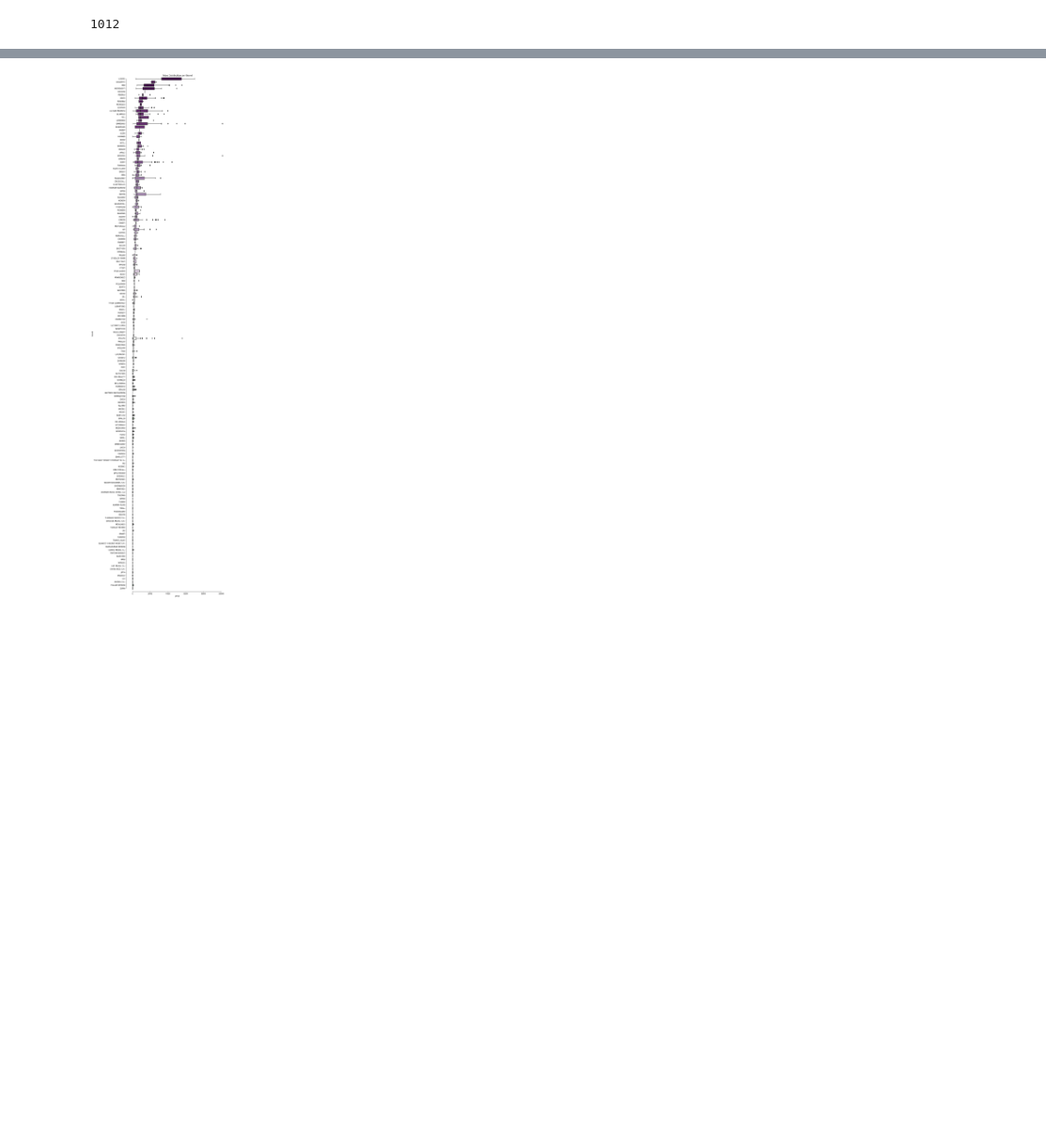
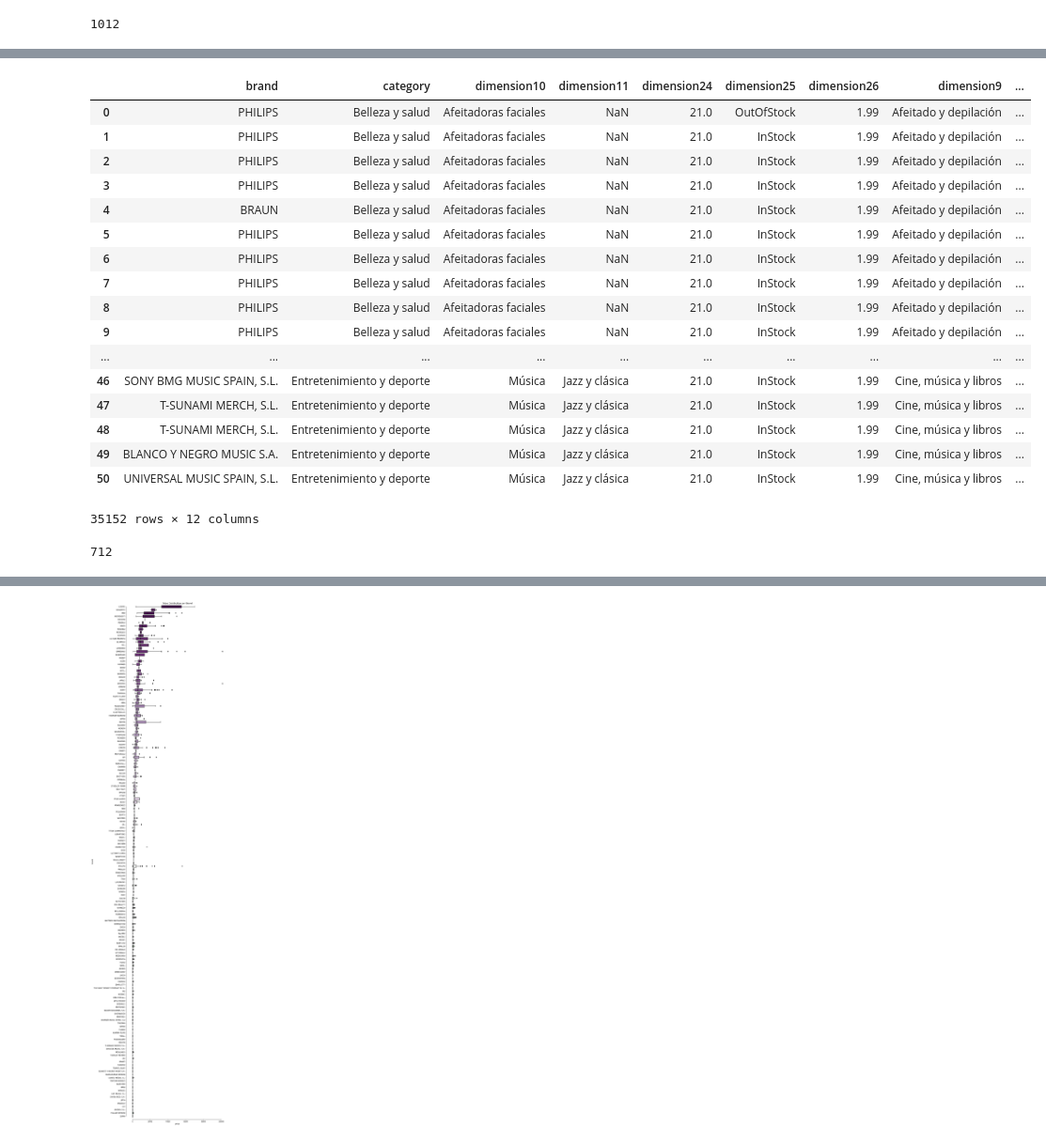
Before and after one commit to lisardogayan/Webscrapping, a Jupyter notebook: Test_Webscrapping.ipynb, the cells around one changed output, grey strips where cells are left out. Shown at 94% size. Saved outputs shown, nothing was run; the diff lists cells and outputs as text; code cells hidden in the pictures; blank space fills up the shorter version.

Commit message:
Update with all prices
Mediamarkt prices on 20190409

Co-Authored-By: lisardogayan <lisardogayan@users.noreply.github.com>
Co-Authored-By: jlmelo <jlmelo@users.noreply.github.com>

```diff
--- a/Test_Webscrapping.ipynb
+++ b/Test_Webscrapping.ipynb
@@ -60,17 +61,21 @@ len(pagelinks)
 # %%
+# Referencia del código:
+# https://github.com/Brinkhuis/Mediamarkt/blob/master/code/mediamarkt.py
 def npages(mysoup):
     pagination = list()
     npages = 0
     for page_number in mysoup.find_all('div', {'class': 'pagination-wrapper cf'}):
         pagination.append(page_number.find_all('a'))
         npages = int(str(pagination[0]).split(', ')[-2].strip('</a>').split('>')[-1])
-        print (npages)
+        # Para debug, se imprime el número de páginas.
+        print ("Número de páginas: %d" % npages)
     return npages
 
 
 def get_data(URL, output_file = None):
+    # Para debug, se imprime la URL que se está escaneando
+    print("Scraping: %s" % URL)
     item_list = list()
-    #npages = npages(BeautifulSoup(requests.get(URL).text, 'html.parser')
     for page in tqdm(range(1, npages(BeautifulSoup(requests.get(URL).text, 'html.parser')) + 1)):
         soup = BeautifulSoup(requests.get(URL + '?page=' + str(page)).text, 'html.parser')
         all_scripts = soup.find_all('script')
@@ -79,10 +84,10 @@ def get_data(URL, output_file = None):
                 item_list.append(ast.literal_eval(script.text.split(' = ')[1].strip(';')))
 
     productinfo = pd.DataFrame()
+    if (len(item_list)>0):
+        productinfo = pd.DataFrame(item_list)
+        productinfo['price'] = pd.to_numeric(productinfo['price'], errors='coerce')
 
-    productinfo = pd.DataFrame(item_list)
-
-    #productinfo['price'] = pd.to_numeric(productinfo['price'], errors='coerce')
 
     #productinfo.to_csv(output_file, index=False)
 
@@ -125,10 +130,15 @@ viz = './plots/price_distribution_brand.png'
 # Limito a los 10 primeras líneas
 products = pd.DataFrame()
 total_products = pd.DataFrame()
-for link in pagelinks[2:100]:
+k=0
+#for link in pagelinks[1:10]:
+for link in pagelinks:
+    k += 1
+    #print("Escaneando pagina %d de %d" % (k, len(pagelinks[1:10])))
+    print("Escaneando pagina %d de %d" % (k, len(pagelinks)))
     products = get_data(link, dat)
     time.sleep(2)
     total_products = total_products.append(products)
 
-print("Done")
+print("Done. The prices have been scrapped.")
 # %% [output]
@@ -149,4 +178,27 @@ print("Done")
 #if __name__ == "__main__":
 #    main()
 # %%
-total_products.to_csv(dat)
+total_products
+# %% [output]
+|  | brand | category | dimension10 | dimension11 | dimension24 | dimension25 | dimension26 | dimension9 | ... |
+| 0 | PHILIPS | Belleza y salud | Afeitadoras faciales | NaN | 21.0 | OutOfStock | 1.99 | Afeitado y depilación | ... |
+| 1 | PHILIPS | Belleza y salud | Afeitadoras faciales | NaN | 21.0 | InStock | 1.99 | Afeitado y depilación | ... |
+| 2 | PHILIPS | Belleza y salud | Afeitadoras faciales | NaN | 21.0 | InStock | 1.99 | Afeitado y depilación | ... |
+| 3 | PHILIPS | Belleza y salud | Afeitadoras faciales | NaN | 21.0 | InStock | 1.99 | Afeitado y depilación | ... |
+| 4 | BRAUN | Belleza y salud | Afeitadoras faciales | NaN | 21.0 | InStock | 1.99 | Afeitado y depilación | ... |
+| 5 | PHILIPS | Belleza y salud | Afeitadoras faciales | NaN | 21.0 | InStock | 1.99 | Afeitado y depilación | ... |
+| 6 | PHILIPS | Belleza y salud | Afeitadoras faciales | NaN | 21.0 | InStock | 1.99 | Afeitado y depilación | ... |
+| 7 | PHILIPS | Belleza y salud | Afeitadoras faciales | NaN | 21.0 | InStock | 1.99 | Afeitado y depilación | ... |
+| 8 | PHILIPS | Belleza y salud | Afeitadoras faciales | NaN | 21.0 | InStock | 1.99 | Afeitado y depilación | ... |
+| 9 | PHILIPS | Belleza y salud | Afeitadoras faciales | NaN | 21.0 | InStock | 1.99 | Afeitado y depilación | ... |
+| ... | ... | ... | ... | ... | ... | ... | ... | ... | ... |
+| 46 | SONY BMG MUSIC SPAIN, S.L. | Entretenimiento y deporte | Música | Jazz y clásica | 21.0 | InStock | 1.99 | Cine, música y libros | ... |
+| 47 | T-SUNAMI MERCH, S.L. | Entretenimiento y deporte | Música | Jazz y clásica | 21.0 | InStock | 1.99 | Cine, música y libros | ... |
+| 48 | T-SUNAMI MERCH, S.L. | Entretenimiento y deporte | Música | Jazz y clásica | 21.0 | InStock | 1.99 | Cine, música y libros | ... |
+| 49 | BLANCO Y NEGRO MUSIC S.A. | Entretenimiento y deporte | Música | Jazz y clásica | 21.0 | InStock | 1.99 | Cine, música y libros | ... |
+| 50 | UNIVERSAL MUSIC SPAIN, S.L. | Entretenimiento y deporte | Música | Jazz y clásica | 21.0 | InStock | 1.99 | Cine, música y libros | ... |
+35152 rows × 12 columns
+# %%
+k
+# %% [output]
+712
```
Also changed, not shown: parts of 19 cells of this notebook, 5 other files.
